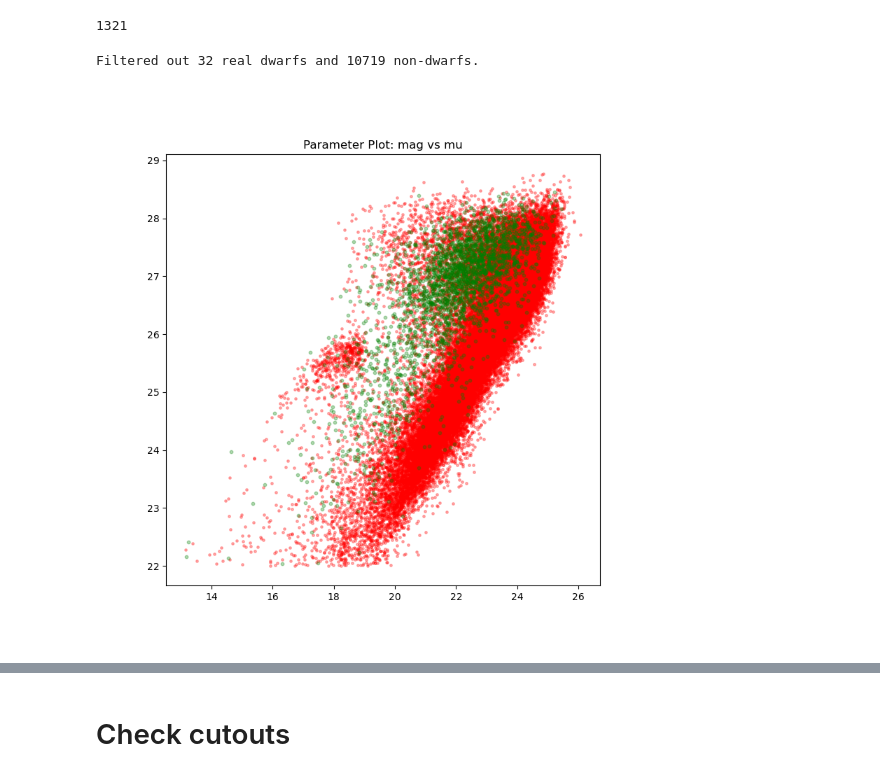
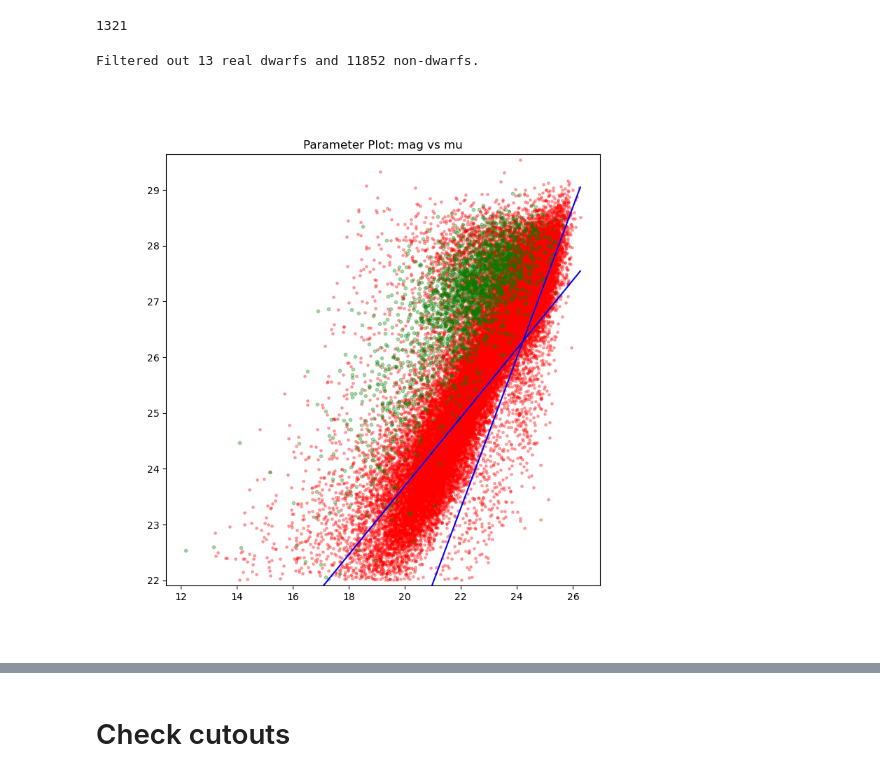
Before and after one commit to heesters-nick/DwarForge, a Jupyter notebook: notebooks/data_accretion.ipynb, the cells around one changed output, grey strips where cells are left out. Cells and saved outputs as stored; diff of their text form; code cells hidden in the pictures.

```diff
--- a/notebooks/data_accretion.ipynb
+++ b/notebooks/data_accretion.ipynb
@@ -1698,36 +1699,36 @@ def plot_params(df_dwarf, df_other, param1, param2, func_type='linear', func_par
     # plt.ylim(0,10**4)
     # plt.xlabel(param1)
     # plt.ylabel(param2)
-    # plt.ylim(np.min(yval_other)-0.1, np.max(yval_other)+0.1)
+    plt.ylim(np.min(yval_other)-0.1, np.max(yval_other)+0.1)
     plt.title(f'Parameter Plot: {param1} vs {param2}')
     # plt.legend()
     plt.show()
 # %%
 %matplotlib widget
 
-band = 'ps-i'
+band = 'cfis_lsb-r'
 
 if band == 'whigs-g':
     a, b = 0.7063, 9.4420
     a1, b1 = 4.1000, -78.0000
     df_dwarf, df_other = df_dwarf_g, df_other_g
     training_data = training_data_g
 elif band == 'cfis_lsb-r':
     a, b = 0.6155, 11.3832
     a1, b1 = 1.3500, -6.4000
     df_dwarf, df_other = df_dwarf_r, df_other_r
     training_data = training_data_r
 elif band == 'ps-i':
     a, b = 0.5351, 13.1425
     a1, b1 = 3.5000, -61.0000
     df_dwarf, df_other = df_dwarf_i, df_other_i
     training_data = training_data_i
 
 param1, param2 = 'mag', 'mu' #('r_100_arcsec','r_90_arcsec') # 0.5952, 12.5157
-plot_params(df_dwarf, df_other, param1, param2, func_type='linear', func_params=[a, b], func_params1=[a1, b1], annotate=False, plot_func=False, print_filtered=False)
+plot_params(df_dwarf, df_other, param1, param2, func_type='linear', func_params=[a, b], func_params1=[a1, b1], annotate=False, plot_func=True, print_filtered=False)
 # %% [output]
-Filtered out 32 real dwarfs and 10719 non-dwarfs.
+Filtered out 13 real dwarfs and 11852 non-dwarfs.
-[figure, old version]
+[figure, new version]
 # %%
 import pandas as pd
 import numpy as np
```
Also changed, not shown: parts of 10 cells of this notebook, 11 other files.
